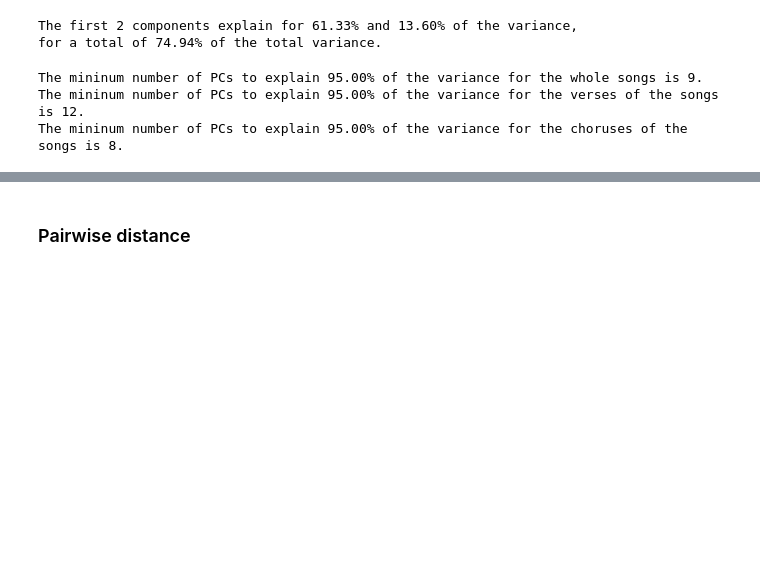
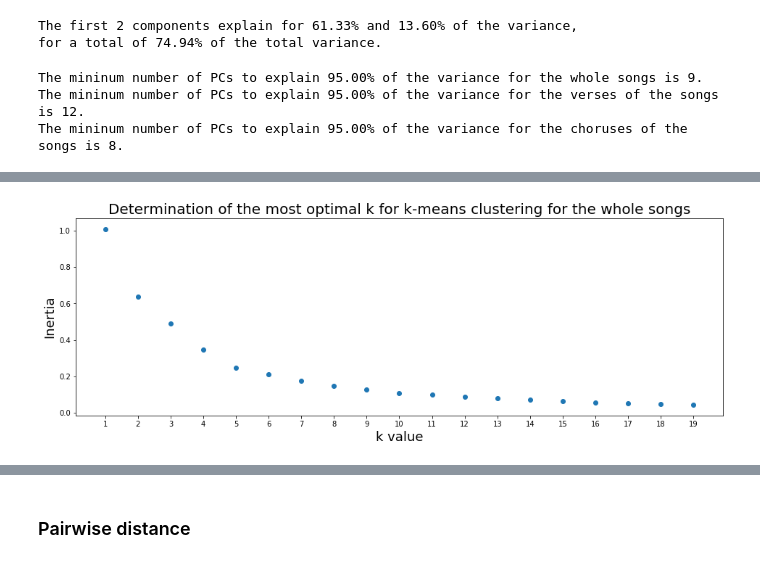
Before and after one commit to GiacomoAlliata/DigitalMusicologyProject, a Jupyter notebook: data_preprocessing.ipynb, the cells around one changed output, grey strips where cells are left out. Cells and saved outputs as stored; diff of their text form; code cells hidden in the pictures; blank space fills up the shorter version.

```diff
--- a/data_preprocessing.ipynb
+++ b/data_preprocessing.ipynb
@@ -1255,0 +1271,18 @@ The mininum number of PCs to explain 95.00% of the variance for the choruses of
+# %%
+def GetOptimalK(X, title):
+    inertia_values = []
+    for k in range(1,20):
+        kmeans = KMeans(n_clusters = k)
+        kmeans.fit(X)
+        inertia_values.append(kmeans.inertia_)
+    plt.figure(figsize = (16,5))
+    plt.scatter(x = np.arange(1,20), y = inertia_values)
+    plt.xticks(np.arange(1,20))
+    plt.title(title, fontsize = 20)
+    plt.xlabel('k value', fontsize = 18)
+    plt.ylabel('Inertia', fontsize = 18)
+    plt.show()
+# %%
+GetOptimalK(df_bow.loc[:, features].values, 'Determination of the most optimal k for k-means clustering for the whole songs')
+# %% [output]
+[figure, added]
```
Also changed, not shown: parts of 11 cells of this notebook.
